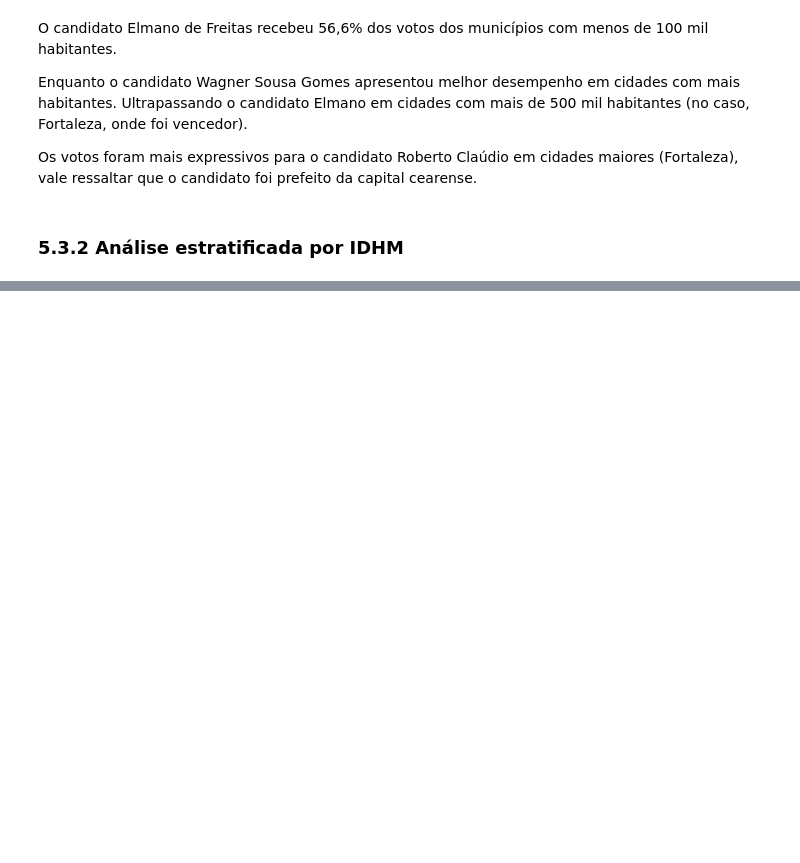
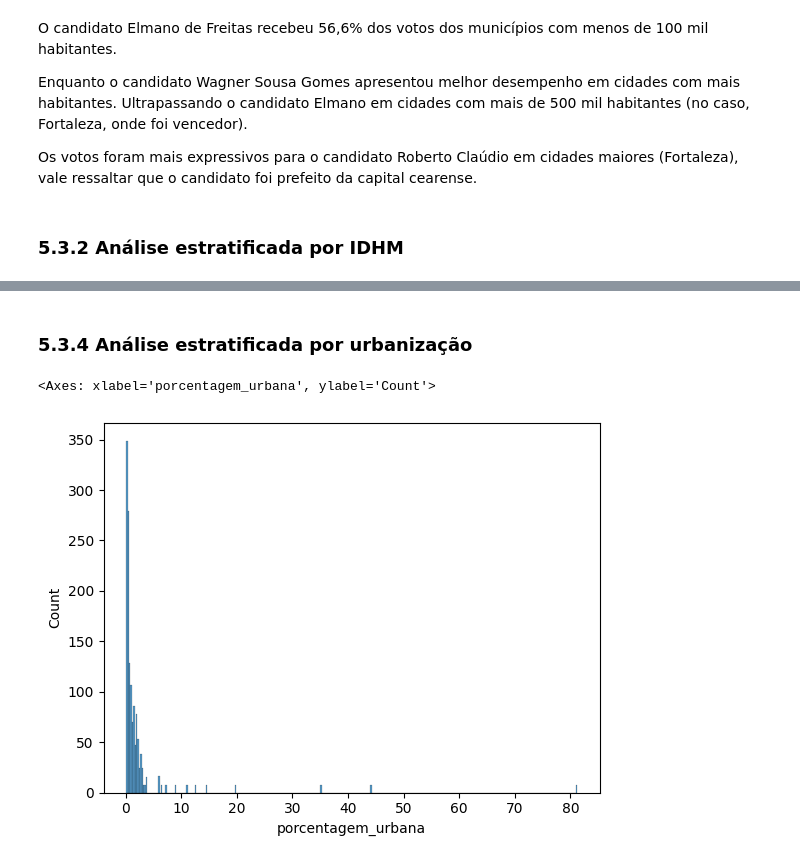
Before and after one commit to DamodaraBarbosa/clustering_municipios_eleicoes_2022_ceara, a Jupyter notebook: 05_data_analysis_eleicoes_ceara_2022.ipynb, the cells around one changed output, grey strips where cells are left out. Saved outputs shown, nothing was run; the diff lists cells and outputs as text; code cells hidden in the pictures; blank space fills up the shorter version.

```diff
--- a/05_data_analysis_eleicoes_ceara_2022.ipynb
+++ b/05_data_analysis_eleicoes_ceara_2022.ipynb
@@ -1012,3 +989,15 @@ Enquanto o candidato Wagner Sousa Gomes apresentou melhor desempenho em cidades
 Os votos foram mais expressivos para o candidato Roberto Claúdio em cidades maiores (Fortaleza), vale ressaltar que o candidato foi prefeito da capital cearense.
 # %% [markdown]
 ### 5.3.2 Análise estratificada por IDHM
+# %%
+bins = [0, 0.55, 0.7, 0.8]
+labels = ['IDH baixo', 'IDH médio', 'IDH alto']
+# %%
+votos_por_municipio = intervalos_ibge(
+    dataframe= votos_por_municipio,
+    nome_coluna= 'idhm',
+    nova_coluna= 'idhm_intervalos',
+    bins= bins, labels= labels
+)
+
+votos_por_municipio.head(2)
@@ -1014,0 +1063,9 @@ Os votos foram mais expressivos para o candidato Roberto Claúdio em cidades mai
+# %%
+bins = [0, 10000, 20000, 90000]
+labels = ['Menos de R$ 10000', 'Entre R$ 10000 - 19999,99', 'R$ 20000 ou mais']
+# %%
+votos_por_municipio = intervalos_ibge(
+    dataframe= votos_por_municipio, nome_coluna= 'pib_per_capita',
+    nova_coluna= 'pib_intervalos', bins= bins, labels= labels
+)
+votos_por_municipio.head(2)
@@ -1015,2 +1111,7 @@ Os votos foram mais expressivos para o candidato Roberto Claúdio em cidades mai
+# %% [markdown]
+### 5.3.4 Análise estratificada por urbanização
 # %%
-# sns.histplot(data= votos_por_municipio, x= 'idhm')
+sns.histplot(votos_por_municipio, x= 'porcentagem_urbana')
+# %% [output]
+<Axes: xlabel='porcentagem_urbana', ylabel='Count'>
+[figure, added]
```
Also changed, not shown: parts of 38 cells of this notebook.
